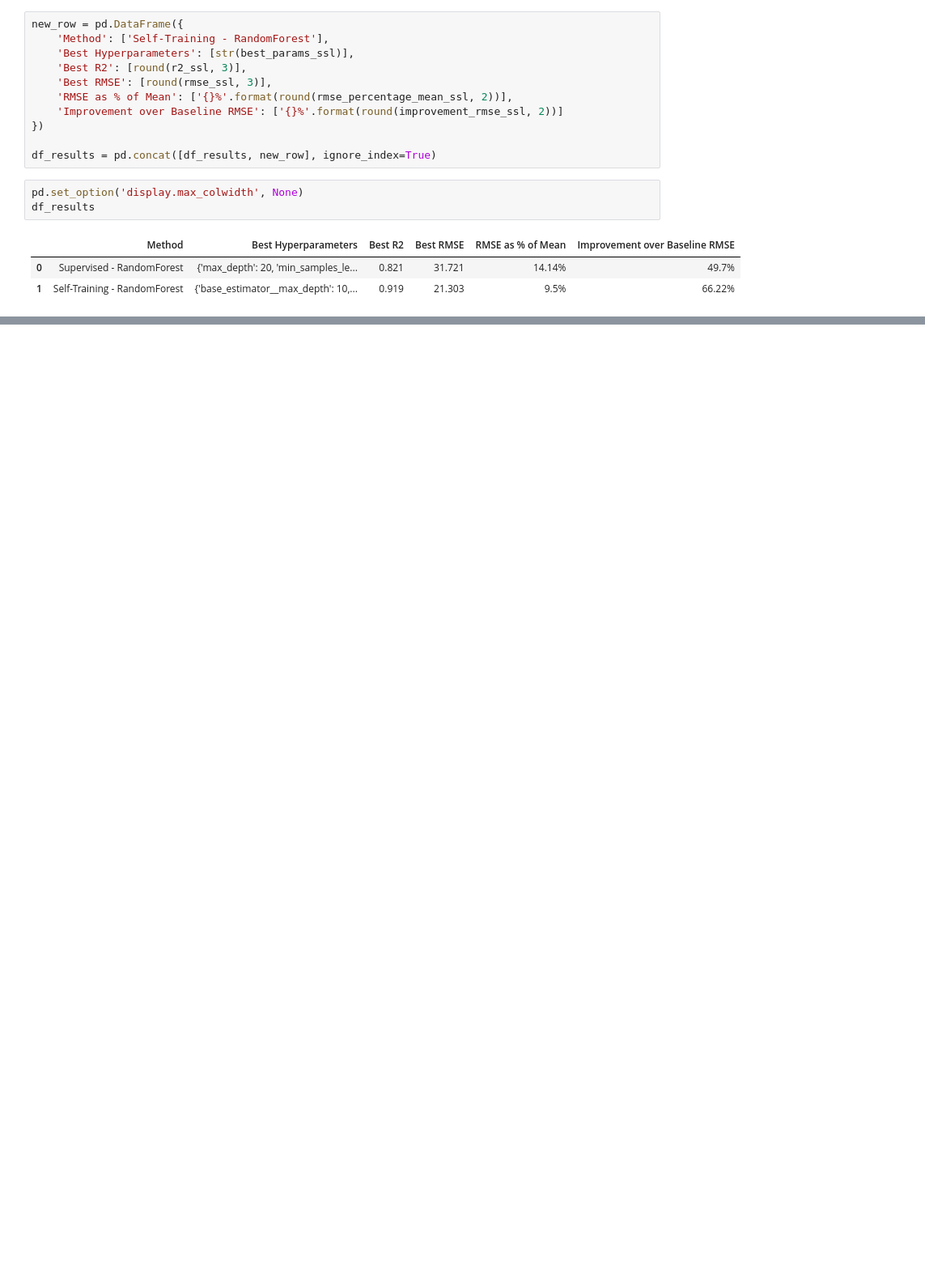
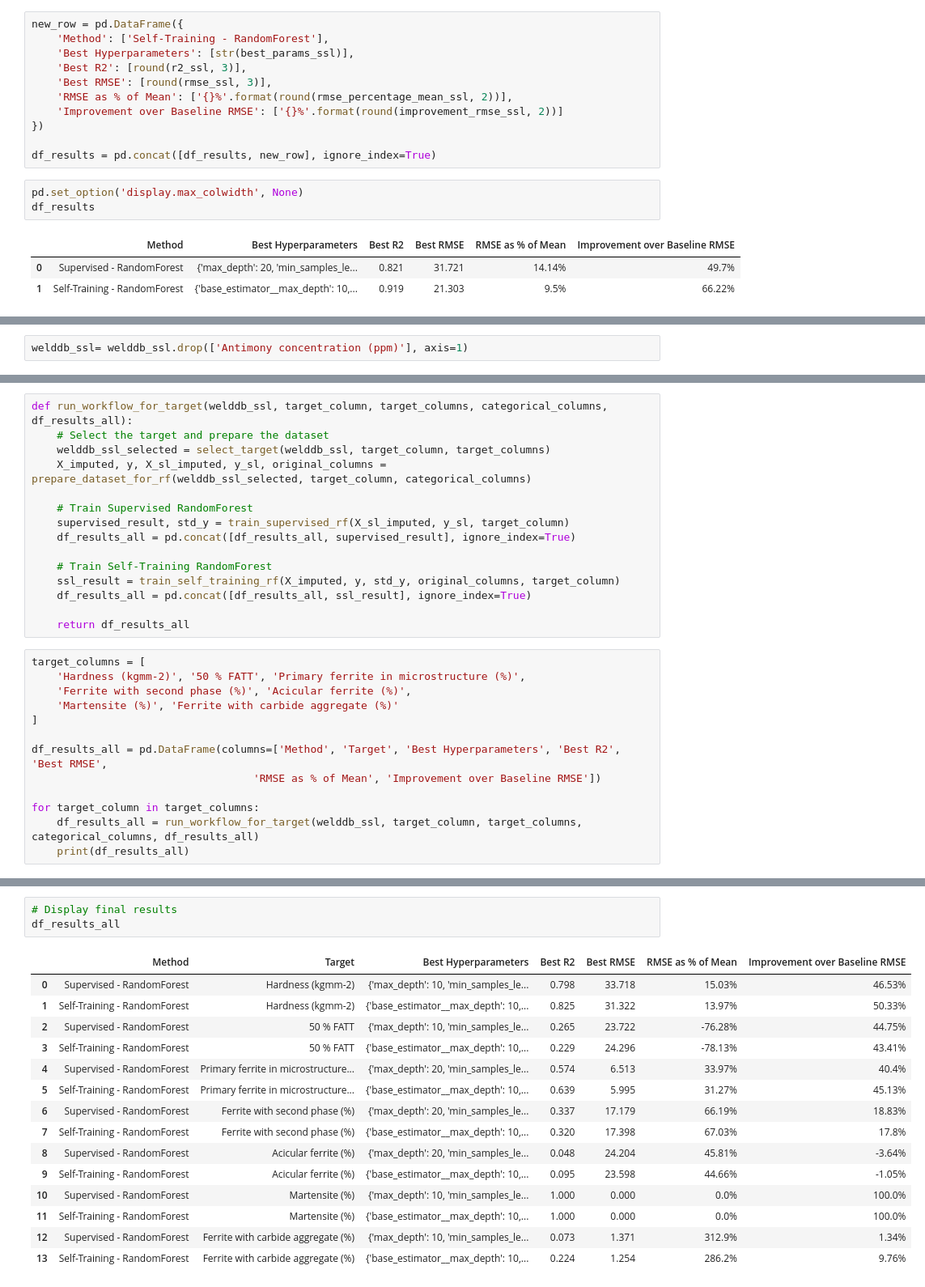
Before and after one commit to elbarhichi/Welding-Quality-Prediction, a Jupyter notebook: ML_PROJECT_yuxian_ssl.ipynb, the cells around one changed output, grey strips where cells are left out. Shown at 81% size. Saved outputs shown, nothing was run; the diff lists cells and outputs as text; blank space fills up the shorter version.

Commit message:
First prediction of all the target (SSL)

```diff
--- a/ML_PROJECT_yuxian_ssl.ipynb
+++ b/ML_PROJECT_yuxian_ssl.ipynb
@@ -803,0 +784,2 @@ df_results
+# %%
+welddb_ssl= welddb_ssl.drop(['Antimony concentration (ppm)'], axis=1)
@@ -803,0 +912,28 @@ df_results
+# %%
+def run_workflow_for_target(welddb_ssl, target_column, target_columns, categorical_columns, df_results_all):
+    # Select the target and prepare the dataset
+    welddb_ssl_selected = select_target(welddb_ssl, target_column, target_columns)
+    X_imputed, y, X_sl_imputed, y_sl, original_columns = prepare_dataset_for_rf(welddb_ssl_selected, target_column, categorical_columns)
+
+    # Train Supervised RandomForest
+    supervised_result, std_y = train_supervised_rf(X_sl_imputed, y_sl, target_column)
+    df_results_all = pd.concat([df_results_all, supervised_result], ignore_index=True)
+
+    # Train Self-Training RandomForest
+    ssl_result = train_self_training_rf(X_imputed, y, std_y, original_columns, target_column)
+    df_results_all = pd.concat([df_results_all, ssl_result], ignore_index=True)
+
+    return df_results_all
+# %%
+target_columns = [
+    'Hardness (kgmm-2)', '50 % FATT', 'Primary ferrite in microstructure (%)',
+    'Ferrite with second phase (%)', 'Acicular ferrite (%)',
+    'Martensite (%)', 'Ferrite with carbide aggregate (%)'
+]
+
+df_results_all = pd.DataFrame(columns=['Method', 'Target', 'Best Hyperparameters', 'Best R2', 'Best RMSE',
+                                   'RMSE as % of Mean', 'Improvement over Baseline RMSE'])
+
+for target_column in target_columns:
+    df_results_all = run_workflow_for_target(welddb_ssl, target_column, target_columns, categorical_columns, df_results_all)
+    print(df_results_all)
@@ -803,0 +958,19 @@ df_results
+# %%
+# Display final results
+df_results_all
+# %% [output]
+|  | Method | Target | Best Hyperparameters | Best R2 | Best RMSE | RMSE as % of Mean | Improvement over Baseline RMSE |
+| 0 | Supervised - RandomForest | Hardness (kgmm-2) | {'max_depth': 10, 'min_samples_le... | 0.798 | 33.718 | 15.03% | 46.53% |
+| 1 | Self-Training - RandomForest | Hardness (kgmm-2) | {'base_estimator__max_depth': 10,... | 0.825 | 31.322 | 13.97% | 50.33% |
+| 2 | Supervised - RandomForest | 50 % FATT | {'max_depth': 10, 'min_samples_le... | 0.265 | 23.722 | -76.28% | 44.75% |
+| 3 | Self-Training - RandomForest | 50 % FATT | {'base_estimator__max_depth': 10,... | 0.229 | 24.296 | -78.13% | 43.41% |
+| 4 | Supervised - RandomForest | Primary ferrite in microstructure... | {'max_depth': 20, 'min_samples_le... | 0.574 | 6.513 | 33.97% | 40.4% |
+| 5 | Self-Training - RandomForest | Primary ferrite in microstructure... | {'base_estimator__max_depth': 10,... | 0.639 | 5.995 | 31.27% | 45.13% |
+| 6 | Supervised - RandomForest | Ferrite with second phase (%) | {'max_depth': 20, 'min_samples_le... | 0.337 | 17.179 | 66.19% | 18.83% |
+| 7 | Self-Training - RandomForest | Ferrite with second phase (%) | {'base_estimator__max_depth': 10,... | 0.320 | 17.398 | 67.03% | 17.8% |
+| 8 | Supervised - RandomForest | Acicular ferrite (%) | {'max_depth': 20, 'min_samples_le... | 0.048 | 24.204 | 45.81% | -3.64% |
+| 9 | Self-Training - RandomForest | Acicular ferrite (%) | {'base_estimator__max_depth': 10,... | 0.095 | 23.598 | 44.66% | -1.05% |
+| 10 | Supervised - RandomForest | Martensite (%) | {'max_depth': 10, 'min_samples_le... | 1.000 | 0.000 | 0.0% | 100.0% |
+| 11 | Self-Training - RandomForest | Martensite (%) | {'base_estimator__max_depth': 10,... | 1.000 | 0.000 | 0.0% | 100.0% |
+| 12 | Supervised - RandomForest | Ferrite with carbide aggregate (%) | {'max_depth': 10, 'min_samples_le... | 0.073 | 1.371 | 312.9% | 1.34% |
+| 13 | Self-Training - RandomForest | Ferrite with carbide aggregate (%) | {'base_estimator__max_depth': 10,... | 0.224 | 1.254 | 286.2% | 9.76% |
```
Also changed, not shown: parts of 8 cells of this notebook.
